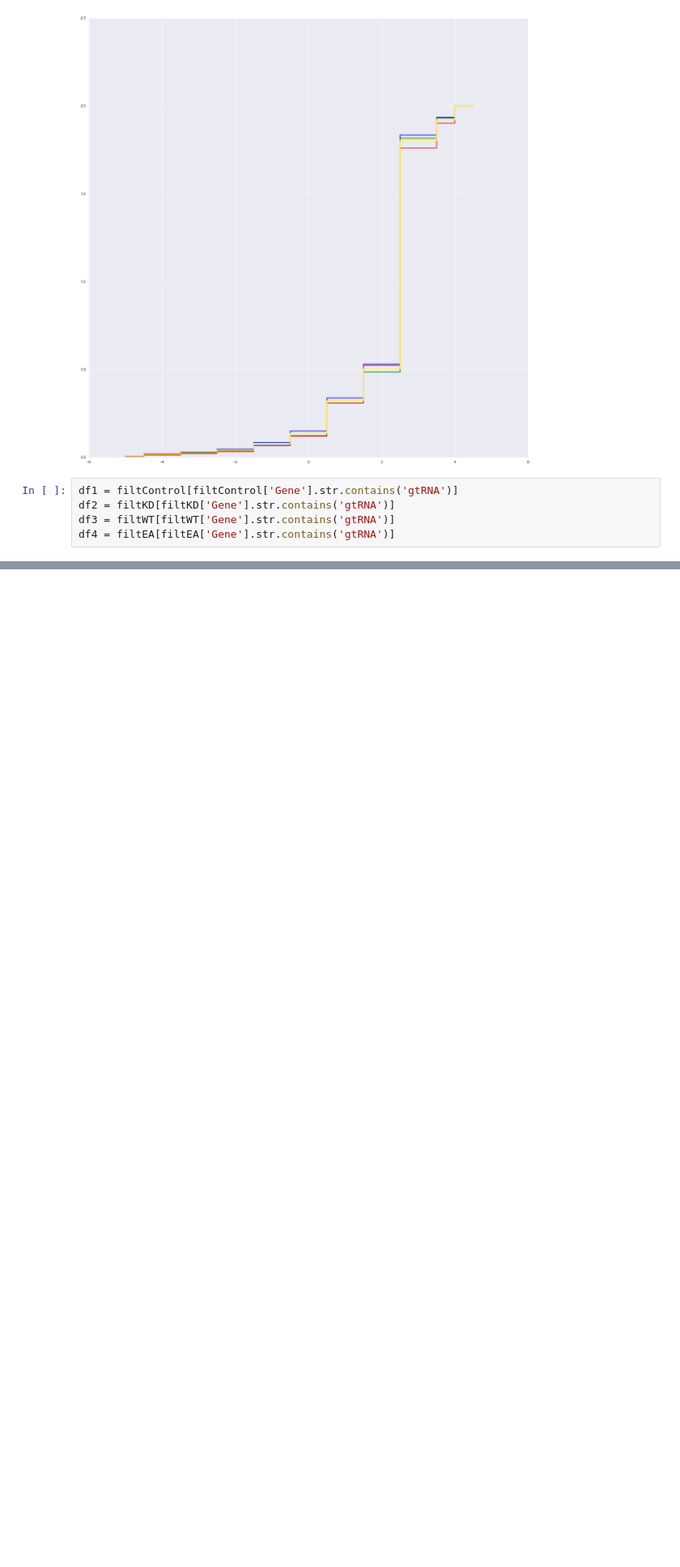
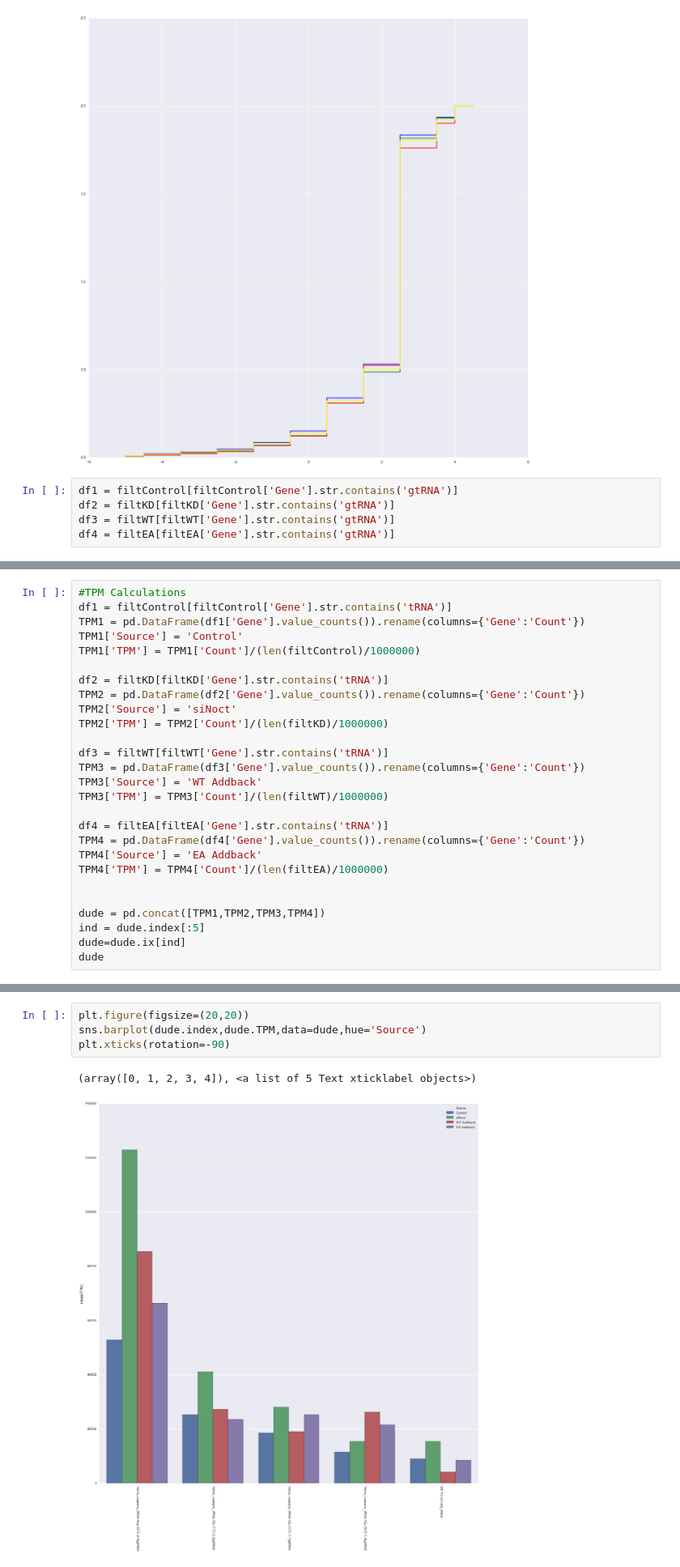
Before and after one commit to TimNicholsonShaw/AnOThER-Seq, a Jupyter notebook: notebooks/nocturnin.ipynb, the cells around one changed output, grey strips where cells are left out. Shown: that part at 81% size. Saved outputs shown, nothing was run; the diff lists cells and outputs as text; blank space fills up the shorter version.

```diff
--- a/notebooks/nocturnin.ipynb
+++ b/notebooks/nocturnin.ipynb
@@ -213,0 +206,27 @@ len(dude)/(len(brah)/1000000)
+# %%
+#TPM Calculations
+df1 = filtControl[filtControl['Gene'].str.contains('tRNA')]
+TPM1 = pd.DataFrame(df1['Gene'].value_counts()).rename(columns={'Gene':'Count'})
+TPM1['Source'] = 'Control'
+TPM1['TPM'] = TPM1['Count']/(len(filtControl)/1000000)
+
+df2 = filtKD[filtKD['Gene'].str.contains('tRNA')]
+TPM2 = pd.DataFrame(df2['Gene'].value_counts()).rename(columns={'Gene':'Count'})
+TPM2['Source'] = 'siNoct'
+TPM2['TPM'] = TPM2['Count']/(len(filtKD)/1000000)
+
+df3 = filtWT[filtWT['Gene'].str.contains('tRNA')]
+TPM3 = pd.DataFrame(df3['Gene'].value_counts()).rename(columns={'Gene':'Count'})
+TPM3['Source'] = 'WT Addback'
+TPM3['TPM'] = TPM3['Count']/(len(filtWT)/1000000)
+
+df4 = filtEA[filtEA['Gene'].str.contains('tRNA')]
+TPM4 = pd.DataFrame(df4['Gene'].value_counts()).rename(columns={'Gene':'Count'})
+TPM4['Source'] = 'EA Addback'
+TPM4['TPM'] = TPM4['Count']/(len(filtEA)/1000000)
+
+
+dude = pd.concat([TPM1,TPM2,TPM3,TPM4])
+ind = dude.index[:5]
+dude=dude.ix[ind]
+dude
@@ -213,0 +251,7 @@ len(dude)/(len(brah)/1000000)
+# %%
+plt.figure(figsize=(20,20))
+sns.barplot(dude.index,dude.TPM,data=dude,hue='Source')
+plt.xticks(rotation=-90)
+# %% [output]
+(array([0, 1, 2, 3, 4]), <a list of 5 Text xticklabel objects>)
+[figure, added]
```
Also changed, not shown: parts of 5 cells of this notebook.
